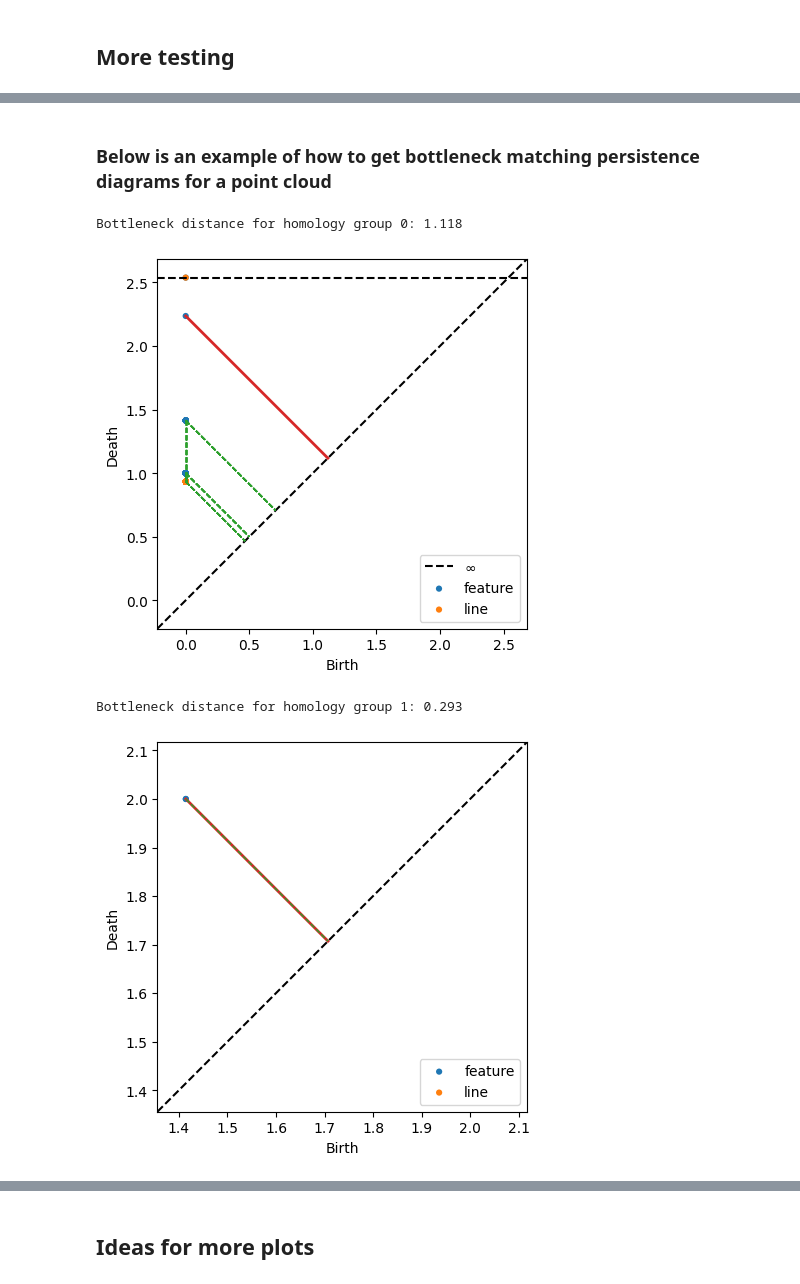
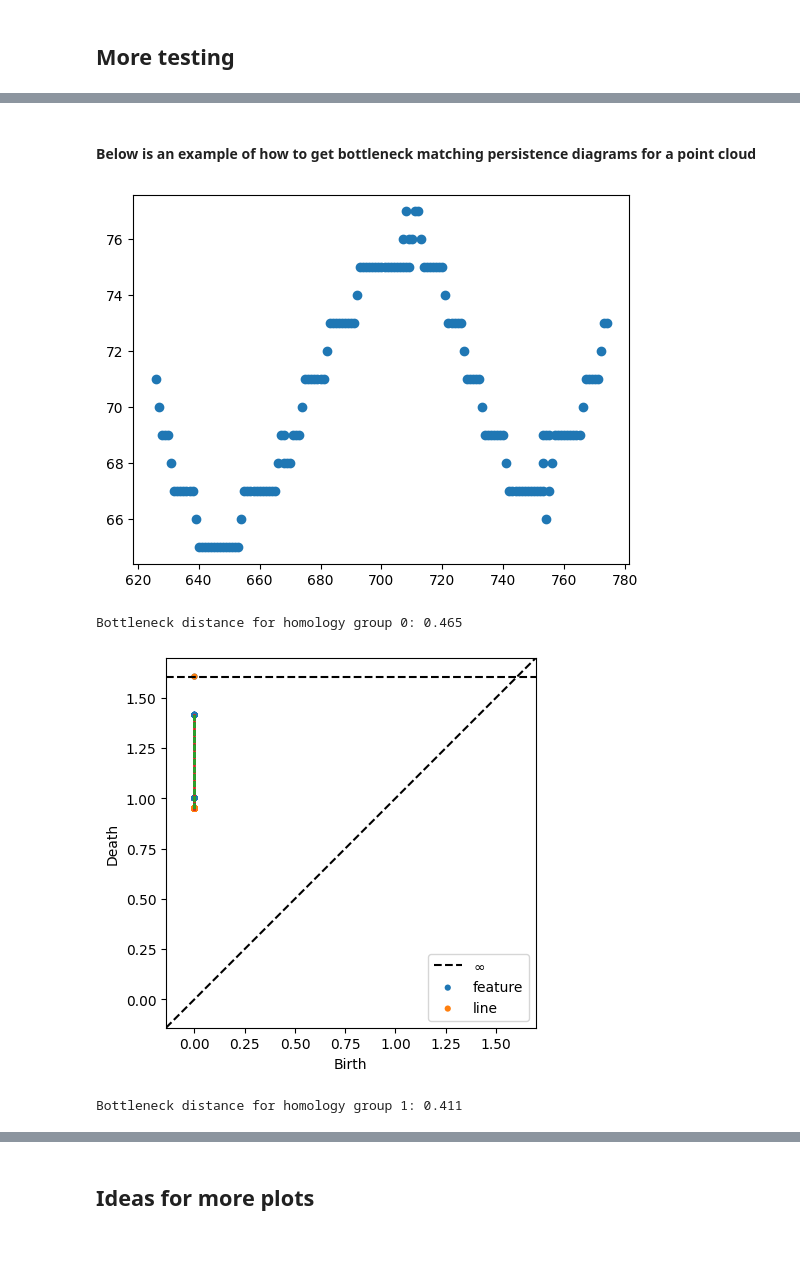
Before and after one commit to dmcdoug/Topology-of-Shoreline-Features, a Jupyter notebook: sliding_window.ipynb, the cells around one changed output, grey strips where cells are left out. Saved outputs shown, nothing was run; the diff lists cells and outputs as text; code cells hidden in the pictures; blank space fills up the shorter version.

```diff
--- a/sliding_window.ipynb
+++ b/sliding_window.ipynb
@@ -309,11 +297,15 @@ UPDATE: I just realized I had been using only the 0th homology group. Need to go
 # %% [markdown]
-### Below is an example of how to get bottleneck matching persistence diagrams for a point cloud
+#### Below is an example of how to get bottleneck matching persistence diagrams for a point cloud
 # %%
+pos,offset = 700,75
+window = getWindow(pos, offset, setupBuff(data)[3]) # You can probably just use data for most windows (small and mid-domain)
+plt.scatter(*window.T)
+plt.show()
 for hg in range(data.ndim):
   print(f"Bottleneck distance for homology group {hg}: {getDist(window, hg, dgm=True):.3f}")
   plt.show()
 # %% [output]
+[figure, new version]
-Bottleneck distance for homology group 0: 1.118
+Bottleneck distance for homology group 0: 0.465
-[figure, old version]
+[figure, new version]
-Bottleneck distance for homology group 1: 0.293
+Bottleneck distance for homology group 1: 0.411
-[figure, old version]
```
Also changed, not shown: parts of 11 cells of this notebook.
